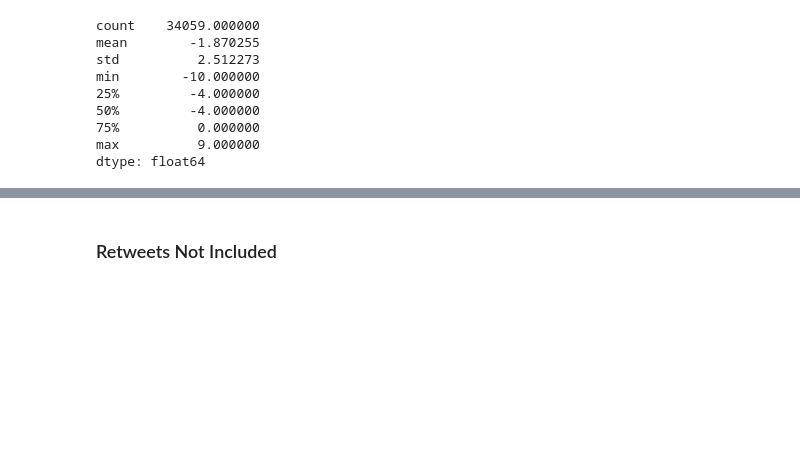
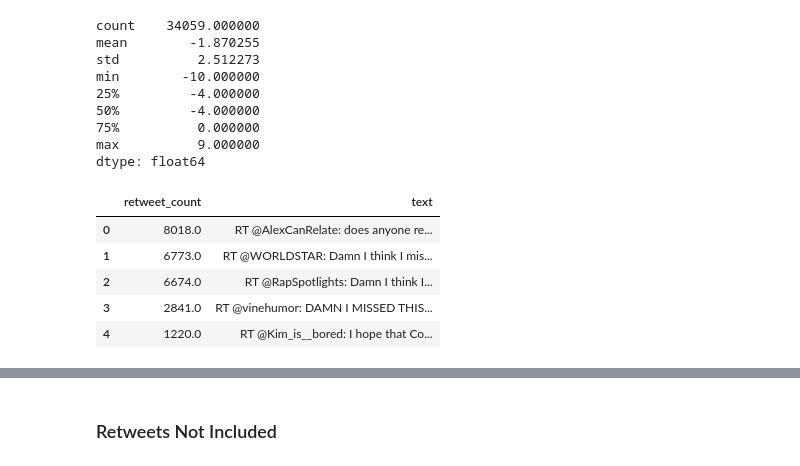
Before and after one commit to JDallasGriffin/SocialMediaAnalytics, a Jupyter notebook: Project/Project_SentimentAnalysis.ipynb, the cells around one changed output, grey strips where cells are left out. Cells and saved outputs as stored; diff of their text form; code cells hidden in the pictures; blank space fills up the shorter version.

```diff
--- a/Project/Project_SentimentAnalysis.ipynb
+++ b/Project/Project_SentimentAnalysis.ipynb
@@ -182,3 +182,14 @@ min        -10.000000
 75%          0.000000
 max          9.000000
 dtype: float64
+# %%
+cokeRT = coke.sort_values(by='retweet_count', ascending=False).reset_index().drop('index', axis=1)
+cokeRT = cokeRT[['retweet_count', 'text']]
+cokeRT.head()
+# %% [output]
+|  | retweet_count | text |
+| 0 | 8018.0 | RT @AlexCanRelate: does anyone re... |
+| 1 | 6773.0 | RT @WORLDSTAR: Damn I think I mis... |
+| 2 | 6674.0 | RT @RapSpotlights: Damn I think I... |
+| 3 | 2841.0 | RT @vinehumor: DAMN I MISSED THIS... |
+| 4 | 1220.0 | RT @Kim_is__bored: I hope that Co... |
```
Also changed, not shown: parts of 9 cells of this notebook.
